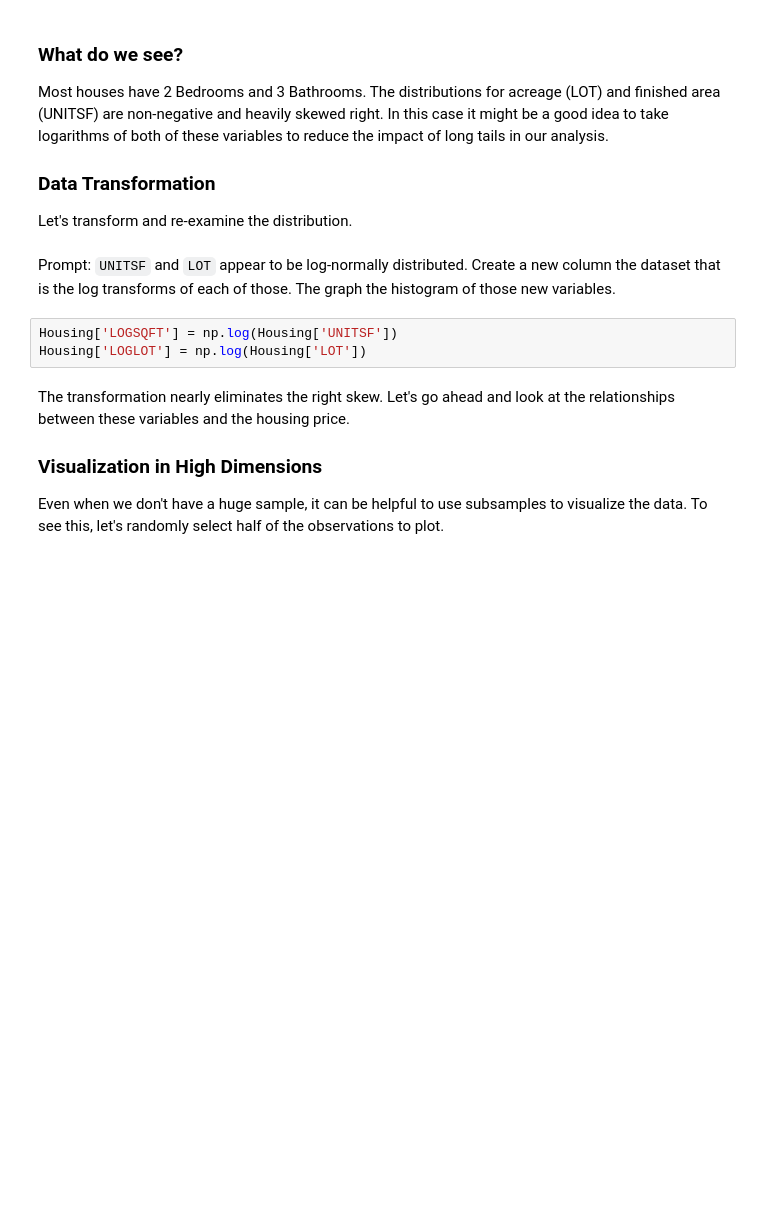
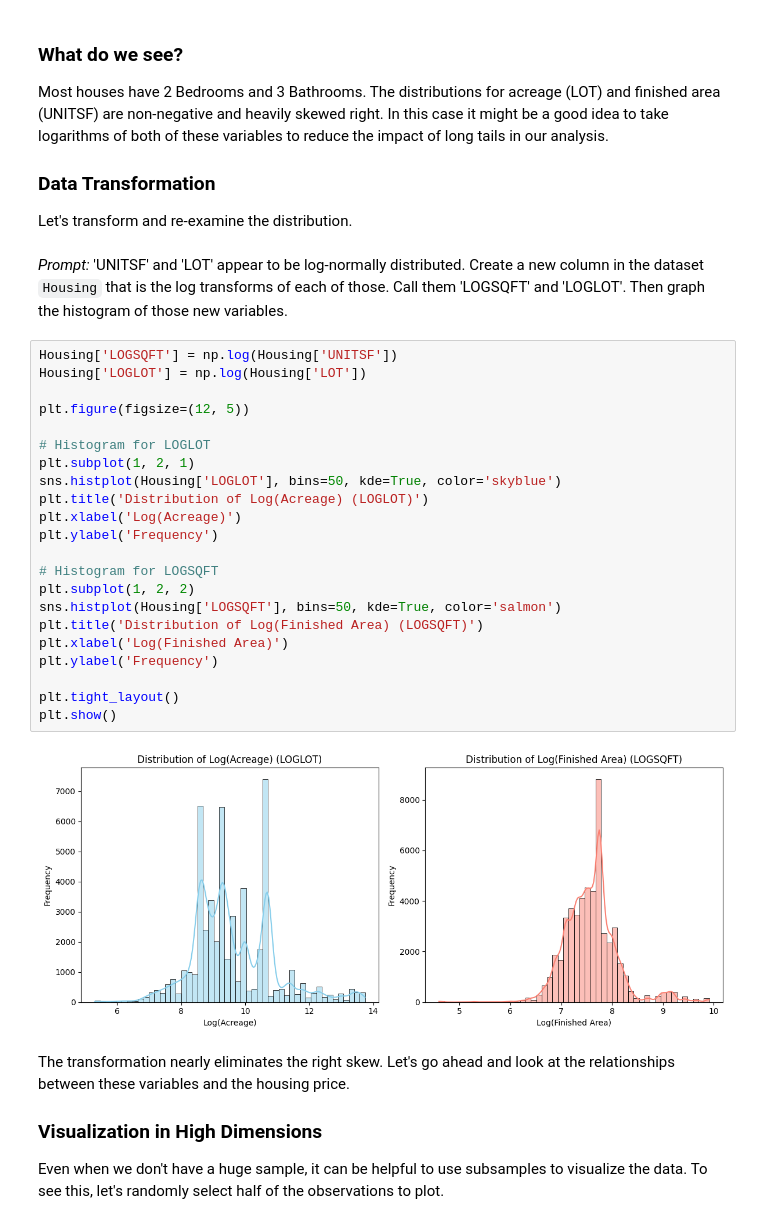
Before and after one commit to bquistorff/NABE_workbooks, a Jupyter notebook: 2. Predicting Housing Prices - Solutions.ipynb, the cells around one changed output. Cells and saved outputs as stored; diff of their text form; blank space fills up the shorter version.

```diff
--- a/2. Predicting Housing Prices - Solutions.ipynb
+++ b/2. Predicting Housing Prices - Solutions.ipynb
@@ -78,10 +138,31 @@ Most houses have 2 Bedrooms and 3 Bathrooms. The distributions for acreage (LOT)
 
 Let's transform and re-examine the distribution.
 # %% [markdown]
-Prompt: `UNITSF` and `LOT` appear to be log-normally distributed. Create a new column the dataset that is the log transforms of each of those. The graph the histogram of those new variables.
+*Prompt:* 'UNITSF' and 'LOT' appear to be log-normally distributed. Create a new column in the dataset `Housing` that is the log transforms of each of those. Call them 'LOGSQFT' and 'LOGLOT'. Then graph the histogram of those new variables.
-# %%
-Housing['LOGSQFT'] = np.log(Housing['UNITSF'])
-Housing['LOGLOT'] = np.log(Housing['LOT'])
+# %%
+Housing['LOGSQFT'] = np.log(Housing['UNITSF'])
+Housing['LOGLOT'] = np.log(Housing['LOT'])
+
+plt.figure(figsize=(12, 5))
+
+# Histogram for LOGLOT
+plt.subplot(1, 2, 1)
+sns.histplot(Housing['LOGLOT'], bins=50, kde=True, color='skyblue')
+plt.title('Distribution of Log(Acreage) (LOGLOT)')
+plt.xlabel('Log(Acreage)')
+plt.ylabel('Frequency')
+
+# Histogram for LOGSQFT
+plt.subplot(1, 2, 2)
+sns.histplot(Housing['LOGSQFT'], bins=50, kde=True, color='salmon')
+plt.title('Distribution of Log(Finished Area) (LOGSQFT)')
+plt.xlabel('Log(Finished Area)')
+plt.ylabel('Frequency')
+
+plt.tight_layout()
+plt.show()
+# %% [output]
+[figure, added]
 # %% [markdown]
 The transformation nearly eliminates the right skew. Let's go ahead and look at the relationships between these variables and the housing price.
 
```
Also changed, not shown: parts of 17 cells of this notebook, 9 other files.
